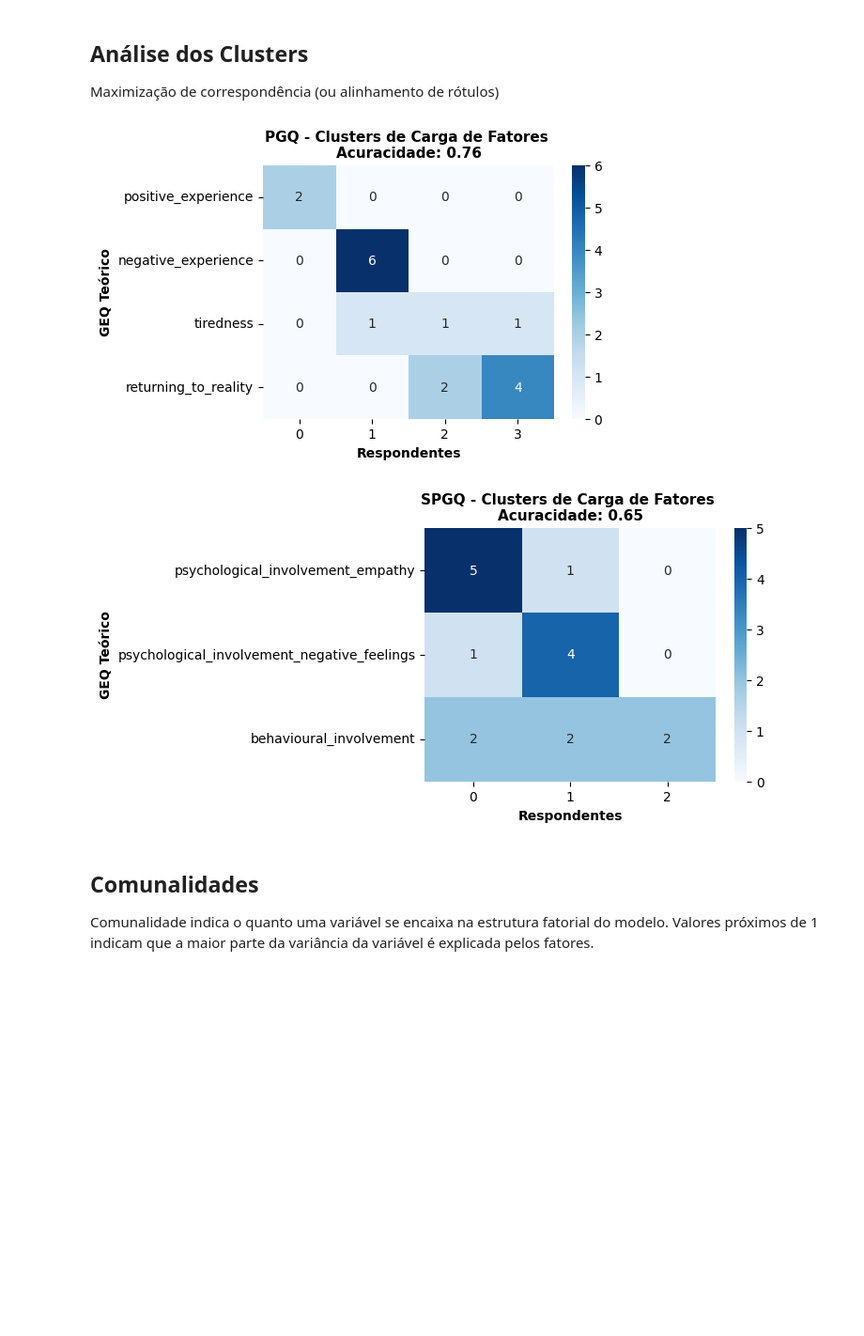
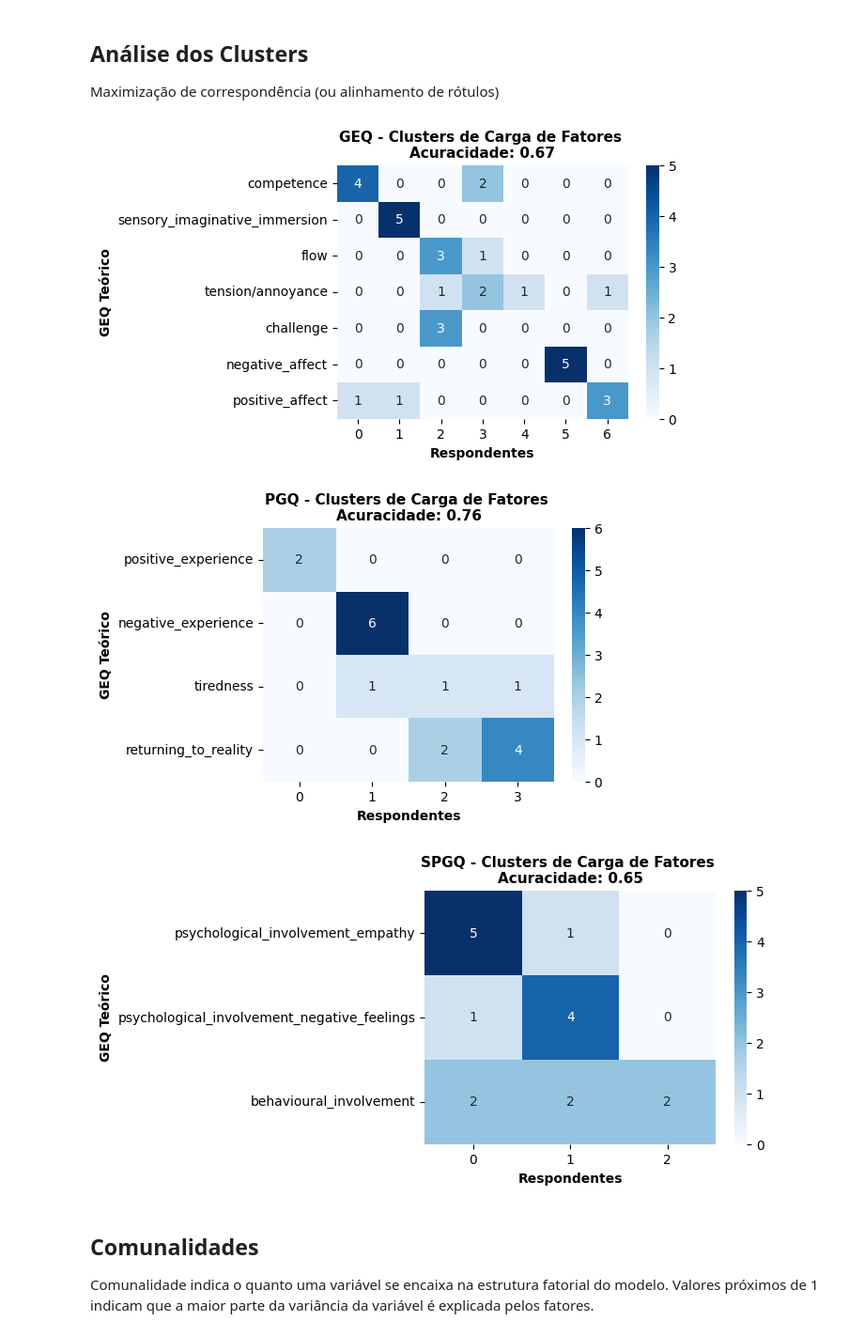
Before and after one commit to Rogerio-mack/game_q, a Jupyter notebook: geq_analise_todos_questionarios_20250524.ipynb, the cells around one changed output. Shown at 94% size. Saved outputs shown, nothing was run; the diff lists cells and outputs as text; code cells hidden in the pictures; blank space fills up the shorter version.

```diff
--- a/geq_analise_todos_questionarios_20250524.ipynb
+++ b/geq_analise_todos_questionarios_20250524.ipynb
@@ -12,13 +12,13 @@ import warnings
 ## Scoring guidelines GEQ
 # %%
 GEQ = {
-    "competence": [2, 12, 17, 19, 23],  # 42 é um item reserva... is a spare item for translation.
-    "sensory_imaginative_immersion": [3, 14, 20, 21, 30, 33],
-    "flow": [5, 15, 28, 31, 34],  # 40 é um item reserva
-    "tension": [7, 9, 24, 27, 32],  # 39 é um item reserva
-    "challenge": [8, 13, 26, 29, 36],  # 37 é um item reserva
-    "negative_affect": [10, 11, 18, 25, 35],  # 38 é um item reserva
-    "positive_affect": [1, 4, 6, 16, 22],  # 41 é um item reserva
+    "competence": [2, 10, 15, 17, 21],
+    "sensory_imaginative_immersion": [3, 12, 18, 19, 27, 30],
+    "flow": [5, 13, 25, 28, 31],
+    "tension/annoyance": [22, 24, 29],
+    "challenge": [11, 23, 26, 32, 33],
+    "negative_affect": [7, 8, 9, 16],
+    "positive_affect": [1, 4, 6, 14, 20],
 }
 
 PGQ = {
@@ -652,8 +652,8 @@ def cluster_df(dQ, Q, linkage_matrix, n_clusters):
 clusters_PGQ_carga_fatores = cluster_df(dPGQ, PGQ, clusters_PGQ['Carga dos Fatores'], GEQ_components['PGQ'])
 clusters_PGQ_estrutura = cluster_df(dPGQ, PGQ, clusters_PGQ['Estrutura dos Fatores'], GEQ_components['PGQ'])
 
-# clusters_GEQ_carga_fatores = cluster_df(dGEQ, GEQ, clusters_GEQ['Carga dos Fatores'], GEQ_components['GEQ'])
-# clusters_GEQ_estrutura = cluster_df(dGEQ, GEQ, clusters_GEQ['Estrutura dos Fatores'], GEQ_components['GEQ'])
+clusters_GEQ_carga_fatores = cluster_df(dGEQ, GEQ, clusters_GEQ['Carga dos Fatores'], GEQ_components['GEQ'])
+clusters_GEQ_estrutura = cluster_df(dGEQ, GEQ, clusters_GEQ['Estrutura dos Fatores'], GEQ_components['GEQ'])
 
 clusters_SPGQ_carga_fatores = cluster_df(dSPGQ, SPGQ, clusters_PGQ['Carga dos Fatores'], GEQ_components['SPGQ'])
 clusters_SPGQ_estrutura = cluster_df(dSPGQ, SPGQ, clusters_PGQ['Estrutura dos Fatores'], GEQ_components['SPGQ'])
@@ -693,35 +693,39 @@ def acuracidade_cluster(dQ, cluster_df, titulo):
   # print(best_order(conf_matrix))
   # accuracy = np.trace(conf_matrix) / np.sum(conf_matrix)
   # print(f"Acuracidade antes do rearranjo: {accuracy:.4f}")
 
   # print(best_order(conf_matrix))
 
   conf_matrix = conf_matrix[best_order(conf_matrix),:]
   accuracy = np.trace(conf_matrix) / np.sum(conf_matrix)
   # print(f"Acuracidade depois do rearranjo: {accuracy:.4f}")
   # print()
 
   # Exibindo a matriz de confusão com seaborn e matplotlib
   plt.figure(figsize=(5,3.5))
   # sns.heatmap(conf_matrix, annot=True, fmt='d', cmap='Blues',
   #             xticklabels=cluster_df['Componente'].unique(), yticklabels=dQ['Componente'].unique())
   sns.heatmap(conf_matrix, annot=True, fmt='d', cmap='Blues',
               yticklabels=dQ['Componente'].unique())
   plt.xlabel('Respondentes',weight='bold')
   plt.ylabel('GEQ Teórico',weight='bold')
   plt.title(f'{titulo} \nAcuracidade: {accuracy:.2f}',fontsize=11,weight='bold')
   plt.show()
 
   return np.round(accuracy,2)
 
+acc_GEQ_carga_fatores = acuracidade_cluster(dGEQ, clusters_GEQ_carga_fatores, 'GEQ - Clusters de Carga de Fatores')
+# acc_GEQ_estrutura = acuracidade_cluster(dGEQ, clusters_GEQ_estrutura, 'GEQ - Clusters de Estrutura Fatores')
+
 acc_PGQ_carga_fatores = acuracidade_cluster(dPGQ, clusters_PGQ_carga_fatores, 'PGQ - Clusters de Carga de Fatores')
 # acc_PGQ_estrutura = acuracidade_cluster(dPGQ, clusters_PGQ_estrutura, 'PGQ - Clusters de Estrutura Fatores')
 
 acc_SPGQ_carga_fatores = acuracidade_cluster(dSPGQ, clusters_SPGQ_carga_fatores, 'SPGQ - Clusters de Carga de Fatores')
 # acc_SPGQ_estrutura = acuracidade_cluster(dSPGQ, clusters_SPGQ_estrutura, 'SPGQ - Clusters de Estrutura Fatores')
 # %% [output]
-[figure, old version]
+[figure, new version]
-[figure, old version]
+[figure, new version]
+[figure, added]
 # %% [markdown]
 ## Comunalidades
 
```
Also changed, not shown: parts of 7 cells of this notebook.
